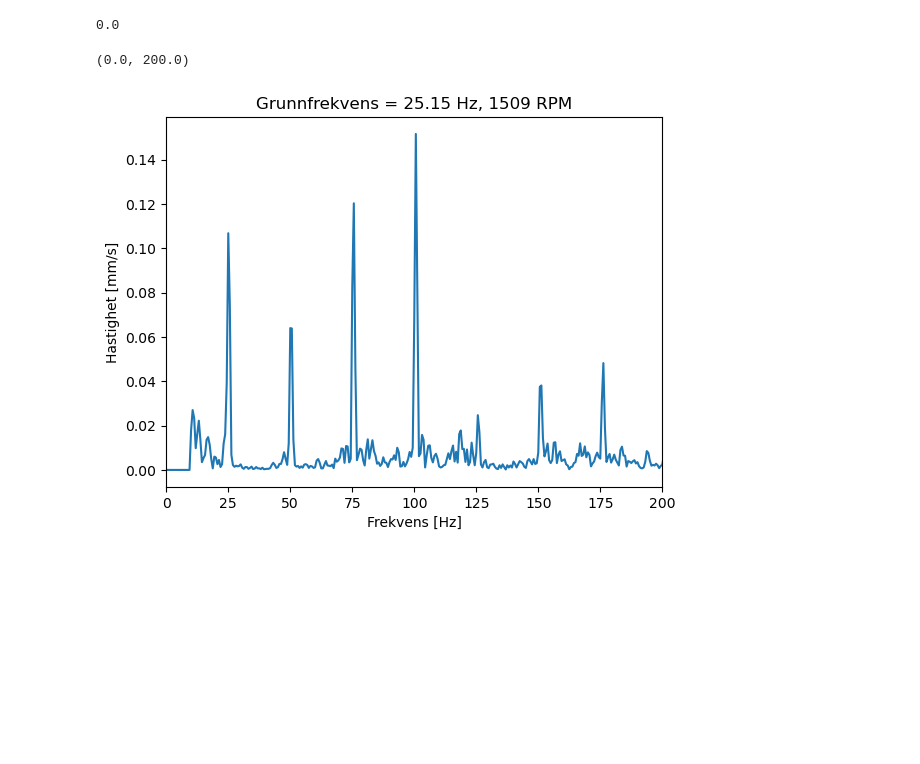
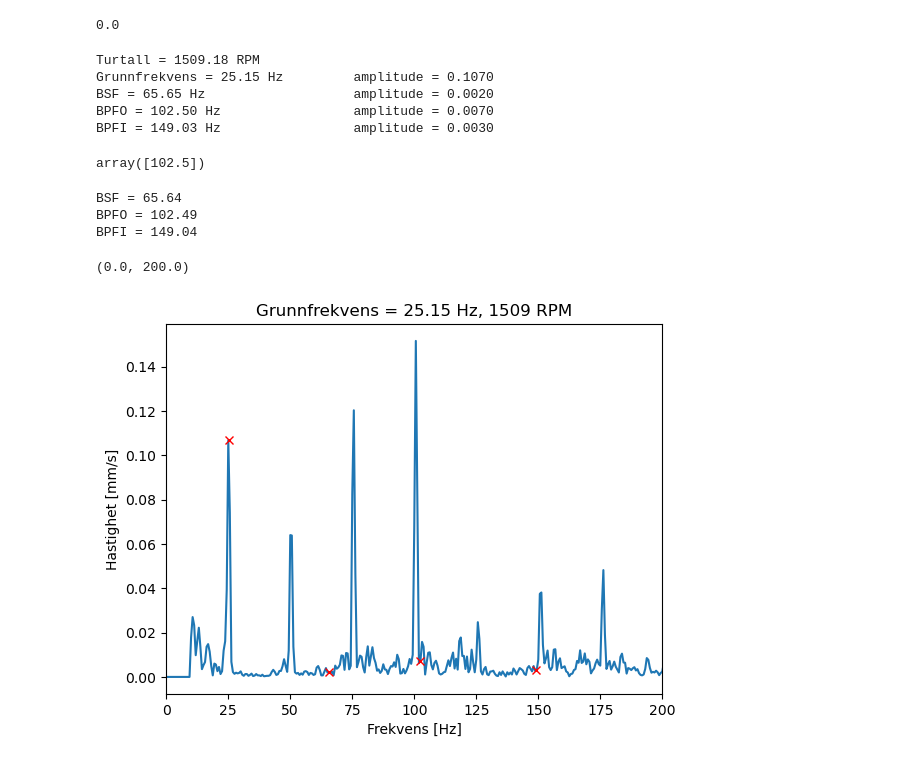
Before and after one commit to MarcusNi96/frekvensanalyse-lager, a Jupyter notebook: frekvensanalyse.ipynb, the cells around one changed output. Saved outputs shown, nothing was run; the diff lists cells and outputs as text; code cells hidden in the pictures; blank space fills up the shorter version.

Commit message:
Plotting funker ganske bra

```diff
--- a/frekvensanalyse.ipynb
+++ b/frekvensanalyse.ipynb
@@ -7,7 +8,7 @@ file = "Chart1"
 def conv(x):
     return x.replace(',', '.').encode()
 
-data = np.genfromtxt((conv(x) for x in open("Måledata/"+file+".csv")), delimiter=';')
+data = np.genfromtxt((conv(x) for x in open(file+".csv")), delimiter=';')
 # %%
 data[1,0]
 # %% [output]
@@ -17,17 +18,62 @@ grunnfrekvens = data[1,4]
 
 frekvenser = data[1:,0]
 amplitude = data[1:,1]
+deltaF = data[2,0] - data[1,0]
 
-skfBFS = data[3,2:3] #[frekvens, amplitude]
-skfBPFO = data[1,2:3]
-skfBPFI = data[2,2:3]
-skfgrunnfrekvens = data[1,4:5]
+#Henter dataen vi noterte rett fra regnearket
+skfBSF = data[3,2:4] #[frekvens, amplitude]
+skfBPFO = data[1,2:4]
+skfBPFI = data[2,2:4]
+skfGrunnFrekvens = data[1,4:6]
+
+print(f"Turtall = {skfGrunnFrekvens[0]*60:.2f} RPM")
+print(f"Grunnfrekvens = {skfGrunnFrekvens[0]:.2f} Hz\t amplitude = {skfGrunnFrekvens[1]:.4f}")
+print(f"BSF = {skfBSF[0]:.2f} Hz\t\t\t amplitude = {skfBSF[1]:.4f}")
+print(f"BPFO = {skfBPFO[0]:.2f} Hz\t\t amplitude = {skfBPFO[1]:.4f}")
+print(f"BPFI = {skfBPFI[0]:.2f} Hz\t\t amplitude = {skfBPFI[1]:.4f}")
+# %% [output]
+Turtall = 1509.18 RPM
+Grunnfrekvens = 25.15 Hz         amplitude = 0.1070
+BSF = 65.65 Hz                   amplitude = 0.0020
+BPFO = 102.50 Hz                 amplitude = 0.0070
+BPFI = 149.03 Hz                 amplitude = 0.0030
+# %%
+data[1,2:3]
+# %% [output]
+array([102.5])
+# %%
+Nb = 10
+Bd = 4.7
+Pd = (34.9 + 15.9)/2
+theta = 0
+
+#Kulepassering
+beregnaBSF = (Pd/(2*Bd))*(1-((Bd/Pd)**2)*(np.cos(theta)**2))*grunnfrekvens
+
+#Ytterring
+beregnaBPFO = (Nb/2)*(1-(Bd/Pd)*np.cos(theta))*grunnfrekvens
+
+#Innerring
+beregnaBPFI = (Nb/2)*(1+(Bd/Pd)*np.cos(theta))*grunnfrekvens
+
+print(f"BSF = {beregnaBSF:.2f}")
+print(f"BPFO = {beregnaBPFO:.2f}")
+print(f"BPFI = {beregnaBPFI:.2f}")
+# %% [output]
+BSF = 65.64
+BPFO = 102.49
+BPFI = 149.04
 # %%
+maxPlotFrekvens = round(grunnfrekvens)*8
 plt.plot(frekvenser, amplitude)
+plt.plot(skfGrunnFrekvens[0], skfGrunnFrekvens[1],"xr")
+plt.plot(skfBSF[0], skfBSF[1],"xr" )
+plt.plot(skfBPFO[0], skfBPFO[1],"xr")
+plt.plot(skfBPFI[0], skfBPFI[1],"xr")
 plt.title(f"Grunnfrekvens = {grunnfrekvens:.2f} Hz, {grunnfrekvens*60:.0f} RPM")
 plt.xlabel("Frekvens [Hz]")
 plt.ylabel("Hastighet [mm/s]")
-plt.xlim(0,round(grunnfrekvens)*8)
+plt.xlim(0,maxPlotFrekvens)
 # %% [output]
 (0.0, 200.0)
-[figure, old version]
+[figure, new version]
```
Also changed, not shown: parts of 3 cells of this notebook.
